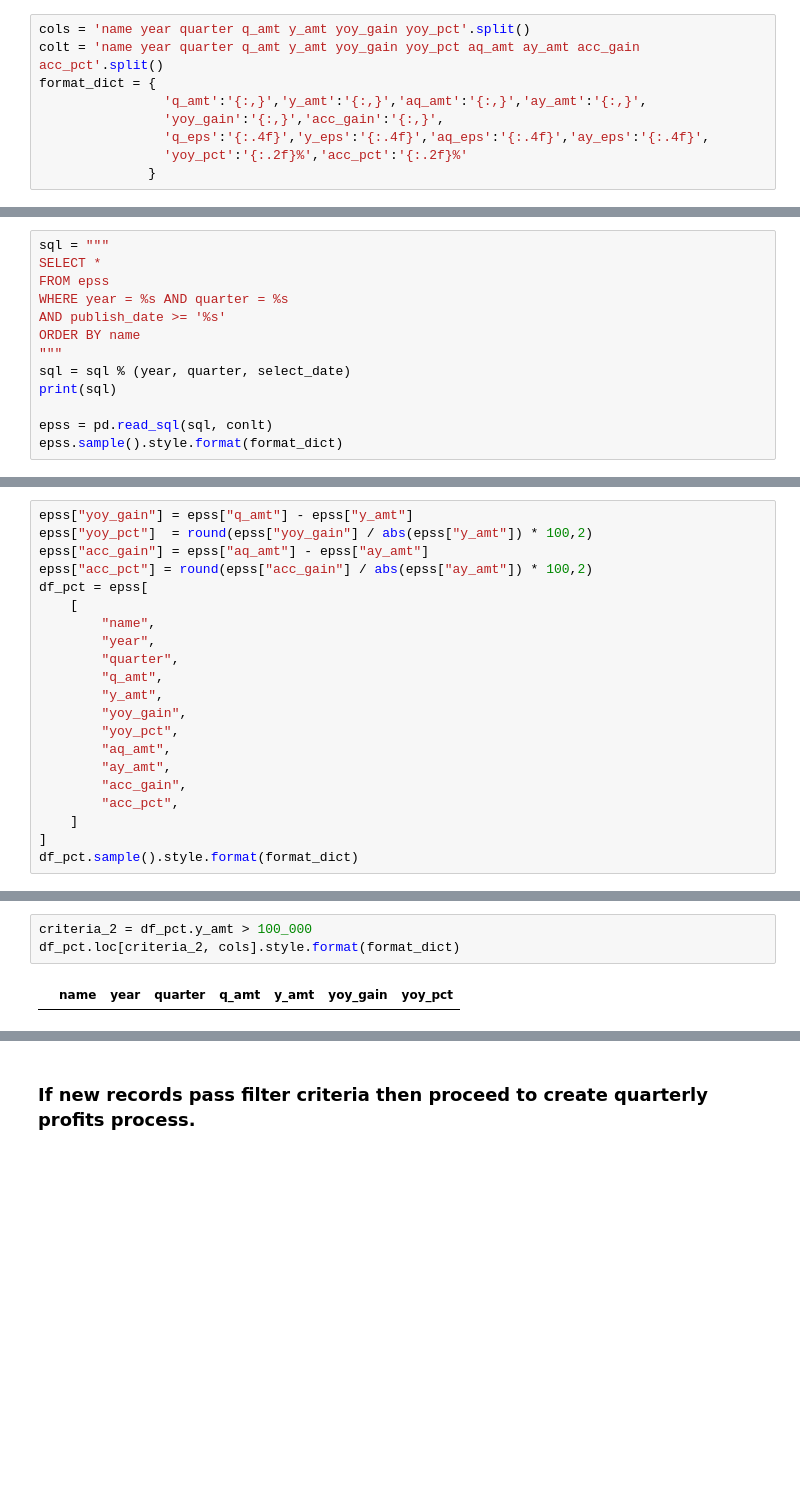
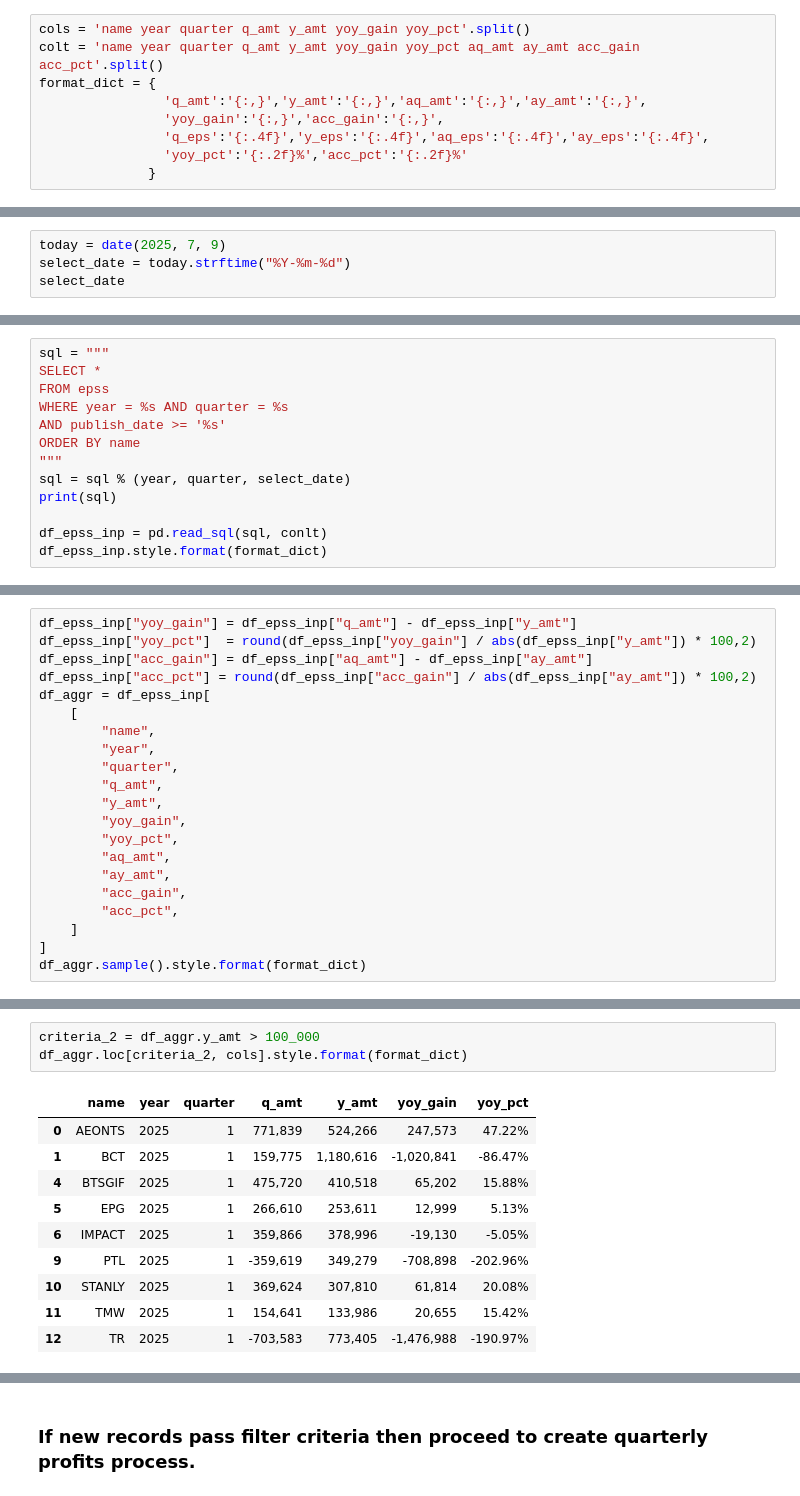
Before and after one commit to santimcs/A5, a Jupyter notebook: Quarterly/110-EPS Q1.ipynb, the cells around one changed output, grey strips where cells are left out. Saved outputs shown, nothing was run; the diff lists cells and outputs as text; blank space fills up the shorter version.

```diff
--- a/Quarterly/110-EPS Q1.ipynb
+++ b/Quarterly/110-EPS Q1.ipynb
@@ -79,0 +82,4 @@ pd.read_sql_query('SELECT * FROM EPSS ORDER BY id DESC LIMIT 5', conlt).style.fo
+# %%
+today = date(2025, 7, 9)
+select_date = today.strftime("%Y-%m-%d")
+select_date
@@ -88,8 +96,8 @@ ORDER BY name
 sql = sql % (year, quarter, select_date)
 print(sql)
 
-epss = pd.read_sql(sql, conlt)
-epss.sample().style.format(format_dict)
+df_epss_inp = pd.read_sql(sql, conlt)
+df_epss_inp.style.format(format_dict)
 # %% [output]
 SELECT *
 FROM epss
@@ -105,9 +123,9 @@ epss.shape
 # %%
-epss["yoy_gain"] = epss["q_amt"] - epss["y_amt"]
-epss["yoy_pct"]  = round(epss["yoy_gain"] / abs(epss["y_amt"]) * 100,2)
-epss["acc_gain"] = epss["aq_amt"] - epss["ay_amt"]
-epss["acc_pct"] = round(epss["acc_gain"] / abs(epss["ay_amt"]) * 100,2)
-df_pct = epss[
+df_epss_inp["yoy_gain"] = df_epss_inp["q_amt"] - df_epss_inp["y_amt"]
+df_epss_inp["yoy_pct"]  = round(df_epss_inp["yoy_gain"] / abs(df_epss_inp["y_amt"]) * 100,2)
+df_epss_inp["acc_gain"] = df_epss_inp["aq_amt"] - df_epss_inp["ay_amt"]
+df_epss_inp["acc_pct"] = round(df_epss_inp["acc_gain"] / abs(df_epss_inp["ay_amt"]) * 100,2)
+df_aggr = df_epss_inp[
     [
         "name",
         "year",
@@ -122,6 +140,6 @@ df_pct = epss[
         "acc_pct",
     ]
 ]
-df_pct.sample().style.format(format_dict)
+df_aggr.sample().style.format(format_dict)
 # %% [output]
 |  | name | year | quarter | q_amt | y_amt | yoy_gain | yoy_pct | aq_amt | ay_amt | acc_gain | acc_pct |
@@ -134,6 +160,15 @@ df_pct.loc[criteria_1,cols].style.format(format_dict)
 # %%
-criteria_2 = df_pct.y_amt > 100_000
-df_pct.loc[criteria_2, cols].style.format(format_dict)
+criteria_2 = df_aggr.y_amt > 100_000
+df_aggr.loc[criteria_2, cols].style.format(format_dict)
 # %% [output]
 |  | name | year | quarter | q_amt | y_amt | yoy_gain | yoy_pct |
+| 0 | AEONTS | 2025 | 1 | 771,839 | 524,266 | 247,573 | 47.22% |
+| 1 | BCT | 2025 | 1 | 159,775 | 1,180,616 | -1,020,841 | -86.47% |
+| 4 | BTSGIF | 2025 | 1 | 475,720 | 410,518 | 65,202 | 15.88% |
+| 5 | EPG | 2025 | 1 | 266,610 | 253,611 | 12,999 | 5.13% |
+| 6 | IMPACT | 2025 | 1 | 359,866 | 378,996 | -19,130 | -5.05% |
+| 9 | PTL | 2025 | 1 | -359,619 | 349,279 | -708,898 | -202.96% |
+| 10 | STANLY | 2025 | 1 | 369,624 | 307,810 | 61,814 | 20.08% |
+| 11 | TMW | 2025 | 1 | 154,641 | 133,986 | 20,655 | 15.42% |
+| 12 | TR | 2025 | 1 | -703,583 | 773,405 | -1,476,988 | -190.97% |
 # %%
```
Also changed, not shown: parts of 41 cells of this notebook, 29 other files.
